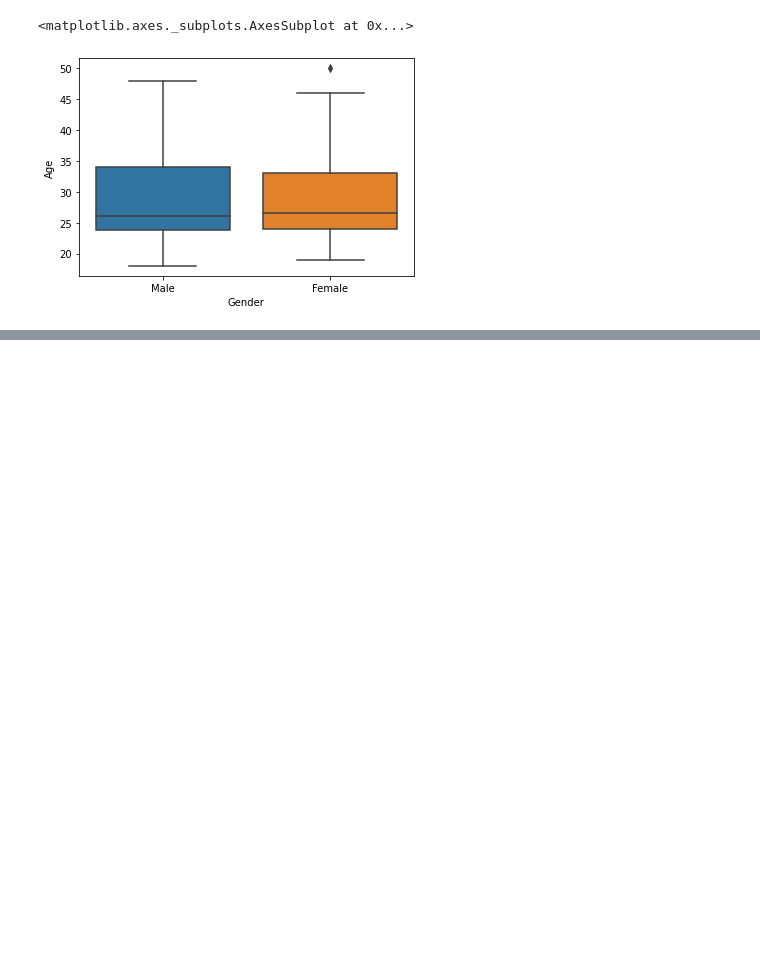
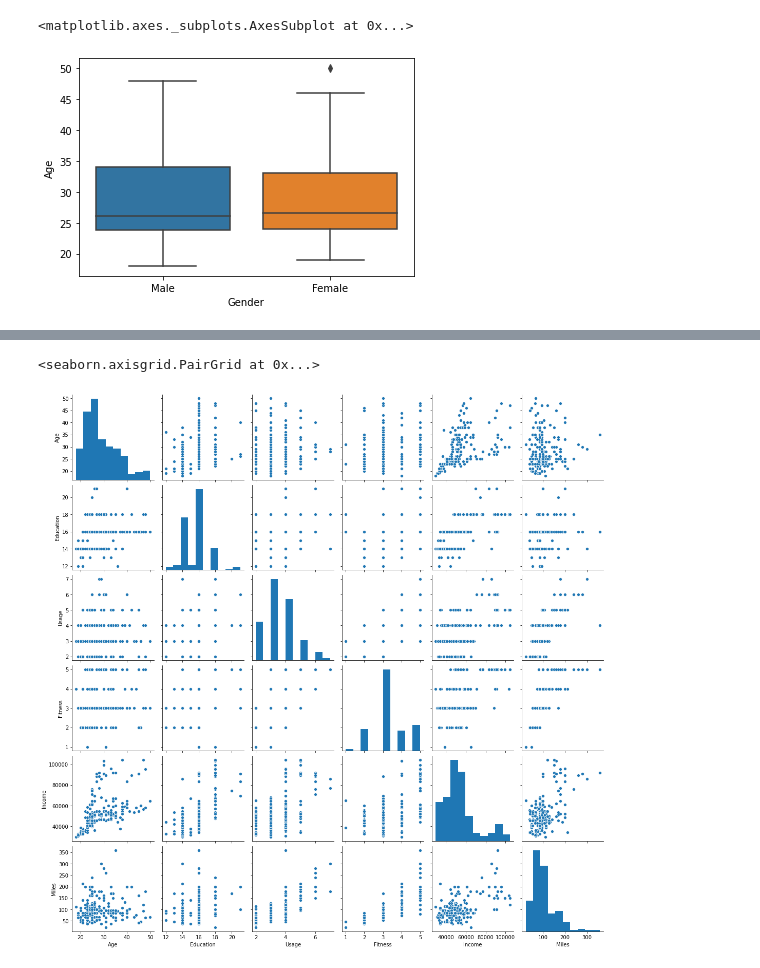
Before and after one commit to Somnathpaul/cardio-fittess-data-analysis, a Jupyter notebook: Cardio fitness analysis.ipynb, the cells around one changed output, grey strips where cells are left out. Saved outputs shown, nothing was run; the diff lists cells and outputs as text; code cells hidden in the pictures; blank space fills up the shorter version.

```diff
--- a/Cardio fitness analysis.ipynb
+++ b/Cardio fitness analysis.ipynb
@@ -89,0 +105,5 @@ sns.boxplot(x="Gender", y="Age", data=df)
+# %%
+sns.pairplot(df)
+# %% [output]
+<seaborn.axisgrid.PairGrid at 0x...>
+[figure, added]
```
Also changed, not shown: parts of 4 cells of this notebook.
